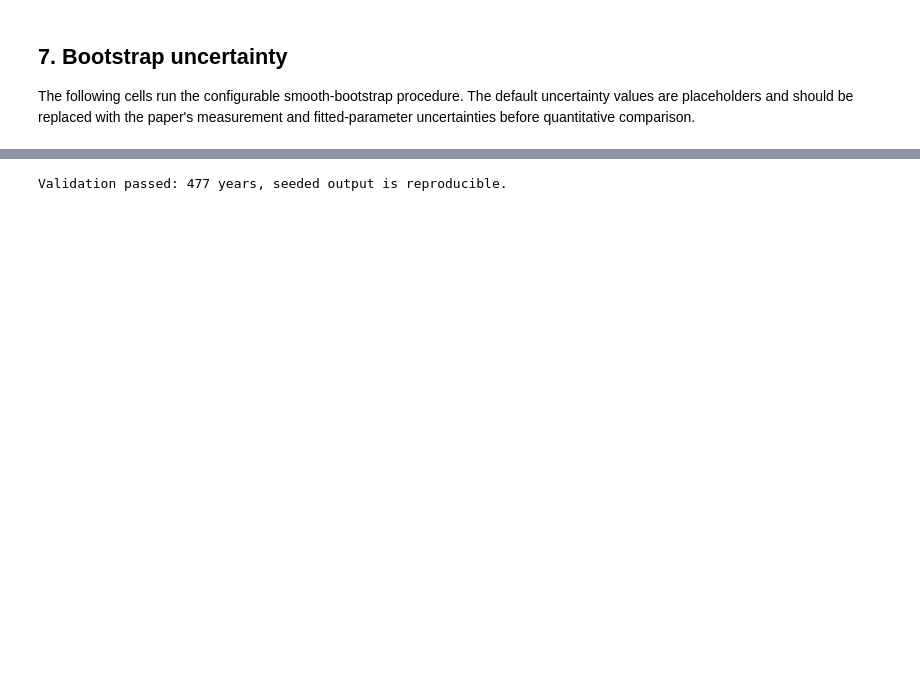
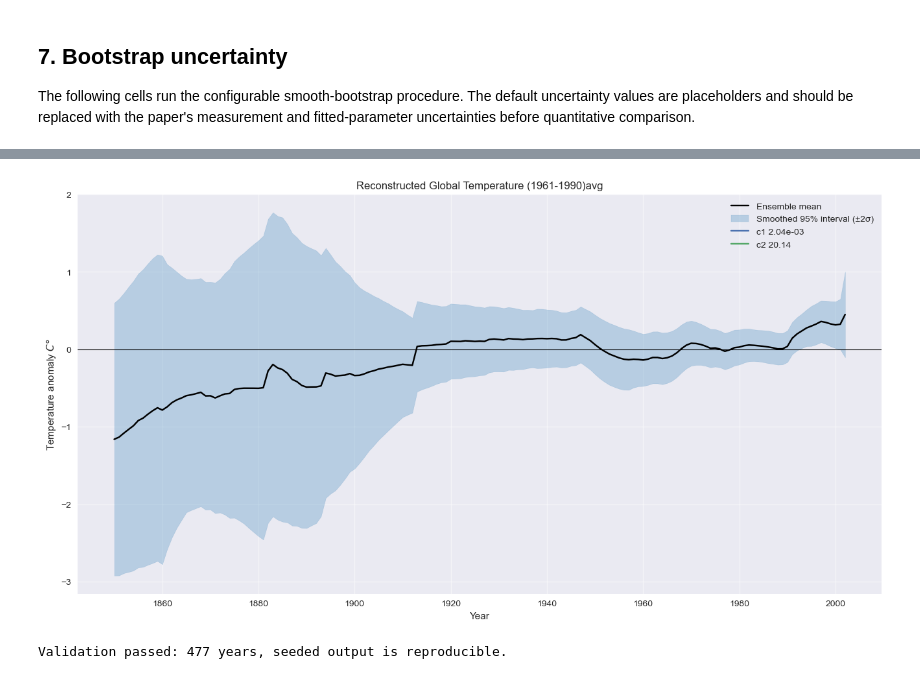
Before and after one commit to NikolajMunkKjaersgaard/EarthAndClimate, a Jupyter notebook: TemperatureReconstruction.ipynb, the cells around one changed output, grey strips where cells are left out. Saved outputs shown, nothing was run; the diff lists cells and outputs as text; code cells hidden in the pictures; blank space fills up the shorter version.

```diff
--- a/TemperatureReconstruction.ipynb
+++ b/TemperatureReconstruction.ipynb
@@ -662,3 +544,31 @@ plt.show()
+# %%
+# World Temperature reconstruction
+
+
+plt.figure(figsize=(16, 8))
+plt.plot(bootstrap_result["year"][timemaskBootstrap][:-10], bootstrap_result["mean"][timemaskBootstrap][:-10], color="black", label="Ensemble mean")
+plt.fill_between(
+    bootstrap_result["year"][timemaskBootstrap][:-10],
+    bootstrap_result["lower"][timemaskBootstrap][:-10],
+    bootstrap_result["upper"][timemaskBootstrap][:-10],
+    color="tab:blue",
+    alpha=0.25,
+    label="Smoothed 95% interval (±2σ)",
+)
+
+plt.axhline(0, color="black", linewidth=0.8)
+# plt.plot(HadCrut5WorldTime[:-14], HadCrut5WorldTemp[:-14], color="red", linewidth=2, label="HADCrut World Average")
+# plt.plot(HadCrutTime[:-14], HadCrutTemps[:-14], color="blue", linewidth=2, label="HADCRUT temperature")
+plt.plot([],[], label =f'c1 {c1:.2e}')
+plt.plot([],[], label =f'c2 {c2}')
+
+plt.xlabel("Year")
+plt.ylabel(r"Temperature anomaly $C\degree$ ")
+plt.title("Reconstructed Global Temperature (1961-1990)avg")
+plt.legend()
+plt.show()
+# %% [output]
+[figure, added]
 # %%
 # Reproducibility and output-shape checks.
 validation_config = BootstrapConfig(samples=2, perturbations=2, seed=7, smoothing_years=5)
```
Also changed, not shown: parts of 18 cells of this notebook.
